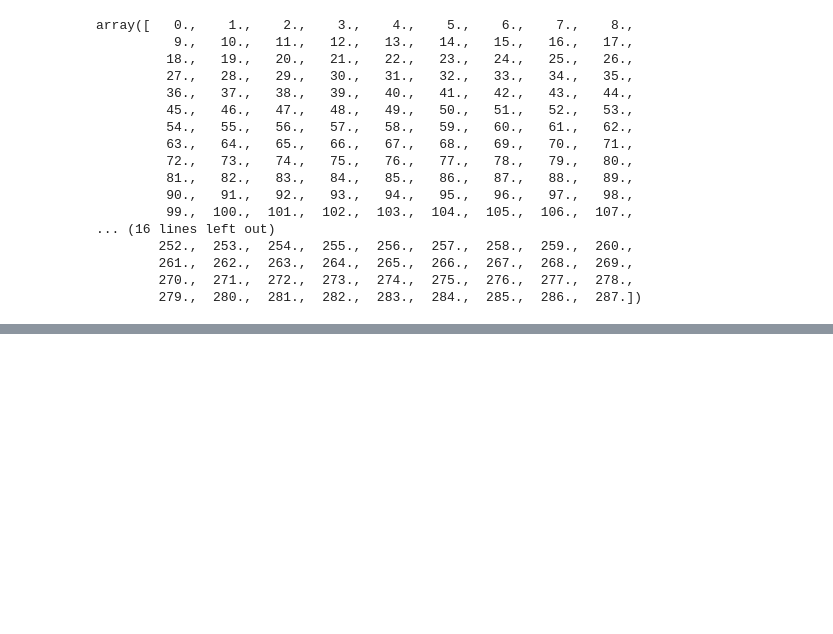
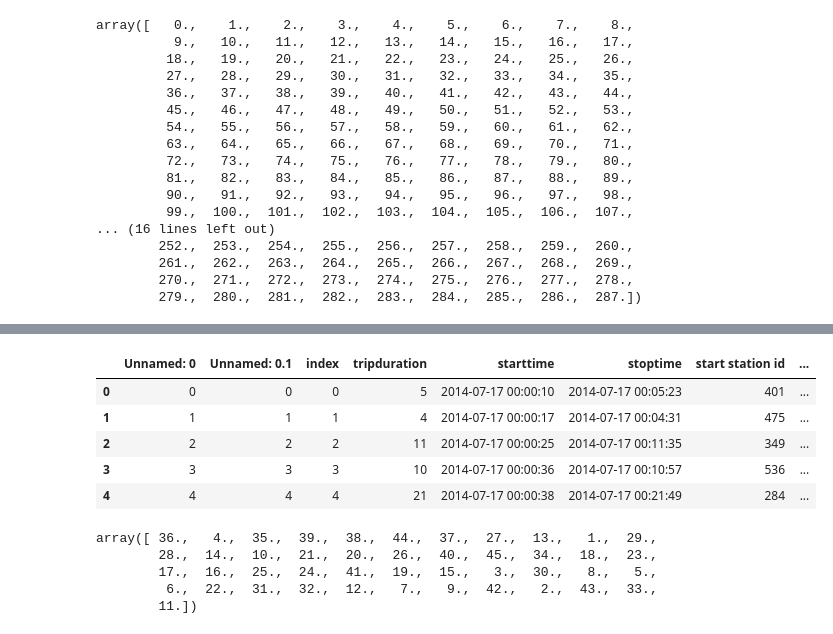
Before and after one commit to neone4373/Citibike-explorer, a Jupyter notebook: smalldataset-Copy0.ipynb, the cells around one changed output, grey strips where cells are left out. Cells and saved outputs as stored; diff of their text form; code cells hidden in the pictures; blank space fills up the shorter version.

```diff
--- a/smalldataset-Copy0.ipynb
+++ b/smalldataset-Copy0.ipynb
@@ -125,0 +205,12 @@ bike_data_test.to_csv('./dataset/dataset3.csv')
+# %%
+bd['angle1'] = (bd['start station latitude'] - bd['end station latitude'])
+bd['angle2'] = -(bd['start station longitude'] - bd['end station longitude'])
+#bd['angle3'] = math.atan2(bd['angle1'],bd['angle2'])
+bd.head()
+# %% [output]
+|  | Unnamed: 0 | Unnamed: 0.1 | index | tripduration | starttime | stoptime | start station id | ... |
+| 0 | 0 | 0 | 0 | 5 | 2014-07-17 00:00:10 | 2014-07-17 00:05:23 | 401 | ... |
+| 1 | 1 | 1 | 1 | 4 | 2014-07-17 00:00:17 | 2014-07-17 00:04:31 | 475 | ... |
+| 2 | 2 | 2 | 2 | 11 | 2014-07-17 00:00:25 | 2014-07-17 00:11:35 | 349 | ... |
+| 3 | 3 | 3 | 3 | 10 | 2014-07-17 00:00:36 | 2014-07-17 00:10:57 | 536 | ... |
+| 4 | 4 | 4 | 4 | 21 | 2014-07-17 00:00:38 | 2014-07-17 00:21:49 | 284 | ... |
@@ -125,0 +223,8 @@ bike_data_test.to_csv('./dataset/dataset3.csv')
+# %%
+bike_data_test['degrees'].unique()
+# %% [output]
+array([ 36.,   4.,  35.,  39.,  38.,  44.,  37.,  27.,  13.,   1.,  29.,
+        28.,  14.,  10.,  21.,  20.,  26.,  40.,  45.,  34.,  18.,  23.,
+        17.,  16.,  25.,  24.,  41.,  19.,  15.,   3.,  30.,   8.,   5.,
+         6.,  22.,  31.,  32.,  12.,   7.,   9.,  42.,   2.,  43.,  33.,
+        11.])
```
Also changed, not shown: parts of 19 cells of this notebook, 5 other files.
